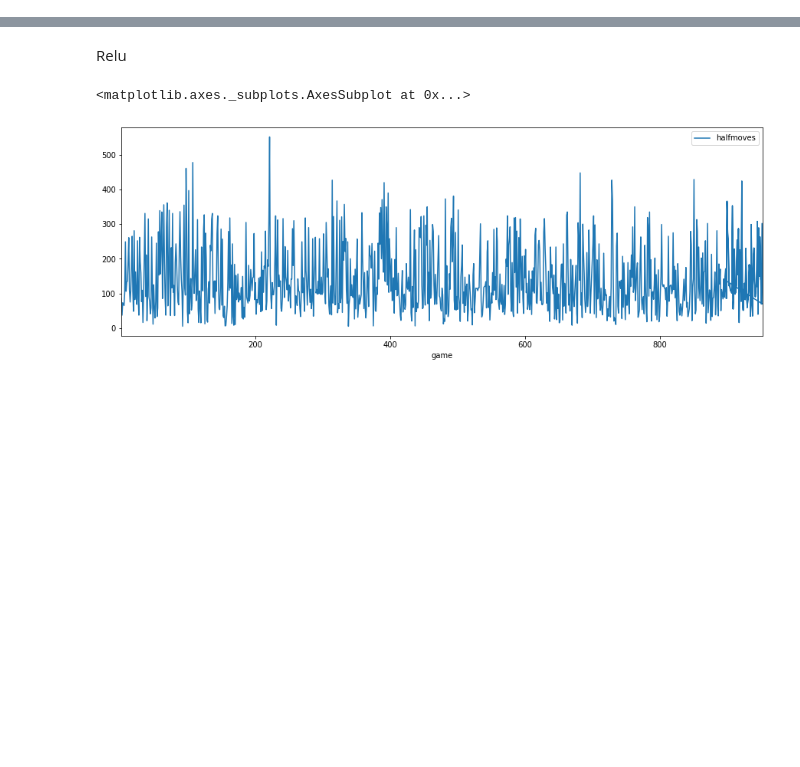
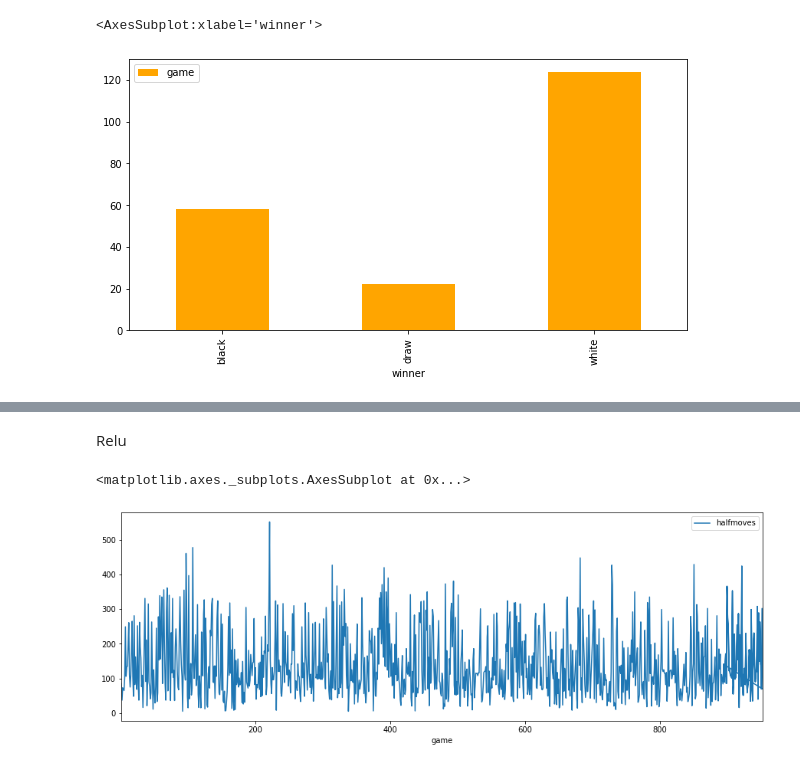
Before and after one commit to Gowri-Rk/ReinforcementLearningProject, a Jupyter notebook: Chess/demo/demo.ipynb, the cells around one changed output, grey strips where cells are left out. Cells and saved outputs as stored; diff of their text form; code cells hidden in the pictures; blank space fills up the shorter version.

```diff
--- a/Chess/demo/demo.ipynb
+++ b/Chess/demo/demo.ipynb
@@ -3,0 +36,9 @@ sys.path.append(os.path.join('..', 'logs'))
+# %%
+win_df = self_play_df.groupby('winner').count()
+del win_df['time']
+del win_df['turn']
+
+win_df.plot(kind='bar', figsize=(10,5), color="orange")
+# %% [output]
+<AxesSubplot:xlabel='winner'>
+[figure, added]
```
Also changed, not shown: parts of 6 cells of this notebook.
